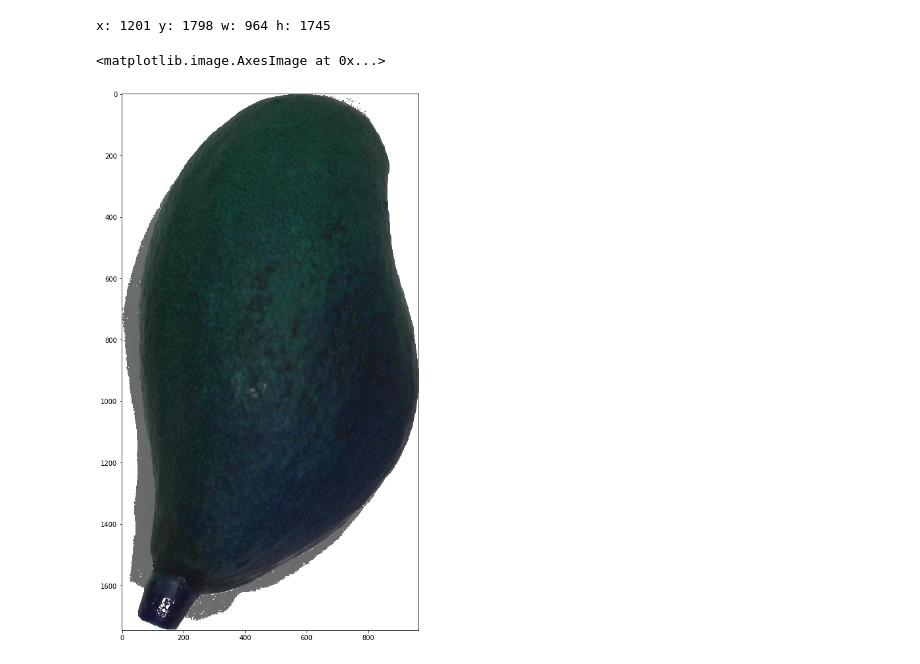
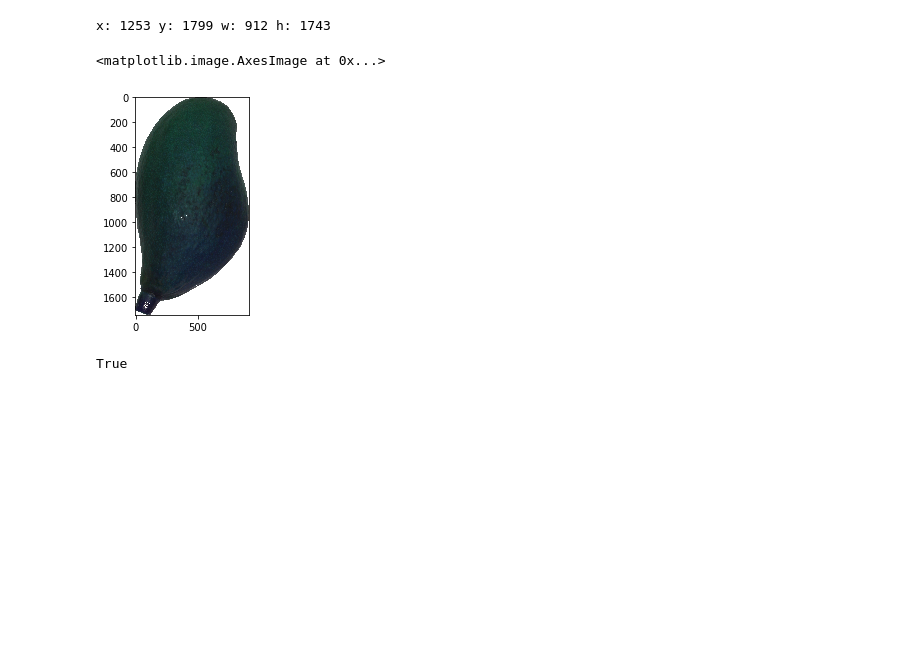
Before and after one commit to danielesreis/mng, a Jupyter notebook: contours.ipynb, the cells around one changed output. Cells and saved outputs as stored; diff of their text form; code cells hidden in the pictures; blank space fills up the shorter version.

```diff
--- a/contours.ipynb
+++ b/contours.ipynb
@@ -7,5 +7,5 @@ plt.rcParams['figure.figsize'] = [20, 15]
 # %%
-bgr = cv2.imread('teste.jpg')
+bgr = cv2.imread('noshadow.jpg')
 
 imgray = cv2.cvtColor(bgr,cv2.COLOR_RGB2GRAY)
 ret,thresh = cv2.threshold(imgray,127,255,0)
@@ -20,10 +21,10 @@ for contour in contours:
     i = i + 1
 # %%
-contour = contours[54]
+contour = contours[34]
 (x,y,w,h) = cv2.boundingRect(contour)
-print("x: " + str(x) + " y: " + str(y) + " w: " + str(w) + " h: " + str(h))
+# print("x: " + str(x) + " y: " + str(y) + " w: " + str(w) + " h: " + str(h))
 plt.imshow(bgr[y:y+h,x:x+w])
 # %% [output]
-x: 1201 y: 1798 w: 964 h: 1745
+x: 1253 y: 1799 w: 912 h: 1743
 <matplotlib.image.AxesImage at 0x...>
-[figure, old version]
+[figure, new version]
@@ -44,0 +31,4 @@ bgr = cv2.rectangle(bgr, (min_x, min_y), (max_x, max_y), (0,255,0),2)
+# %%
+cv2.imwrite(os.getcwd() + '//irru.jpg', bgr[y:y+h,x:x+w])
+# %% [output]
+True
```
Also changed, not shown: parts of 4 cells of this notebook, 10 other files.
